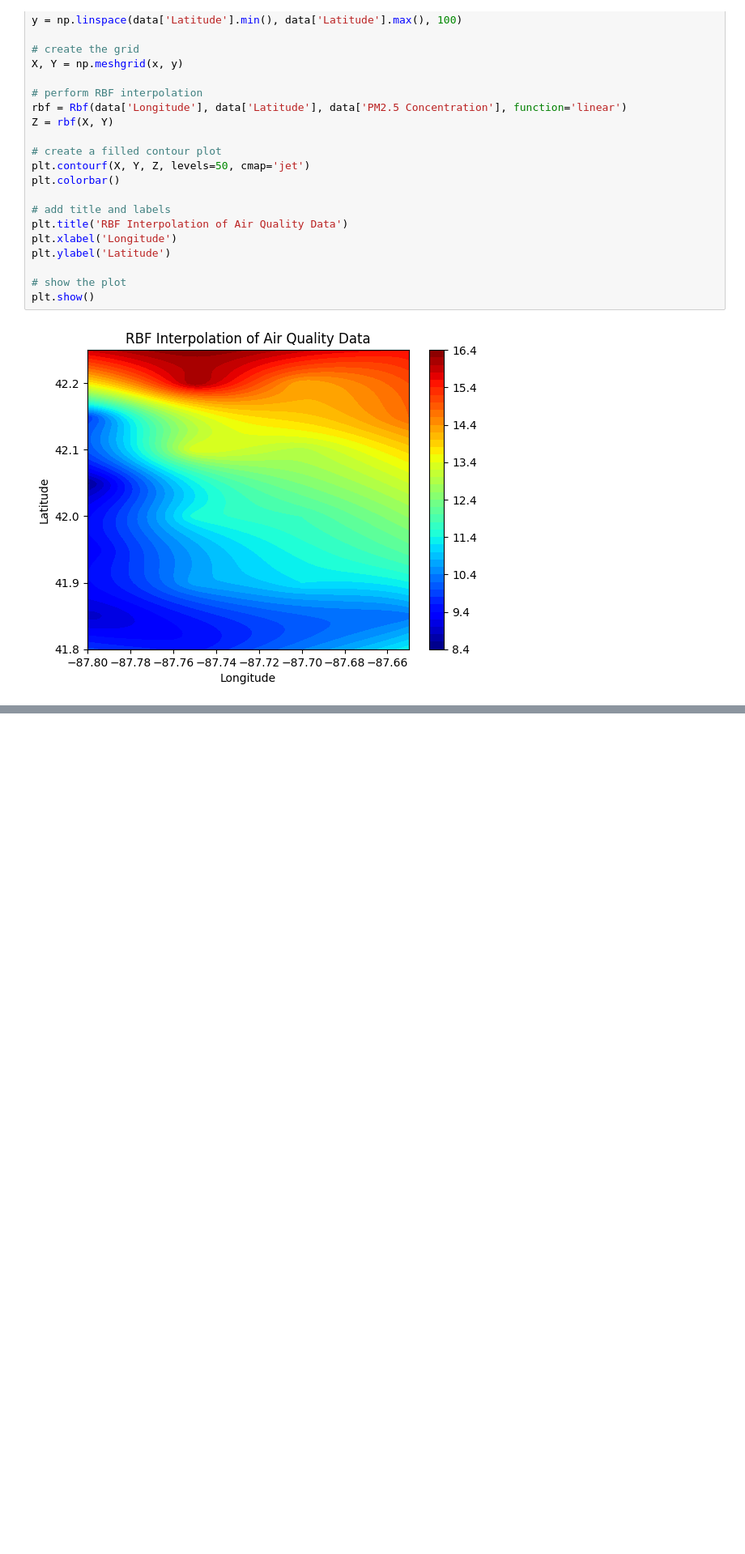
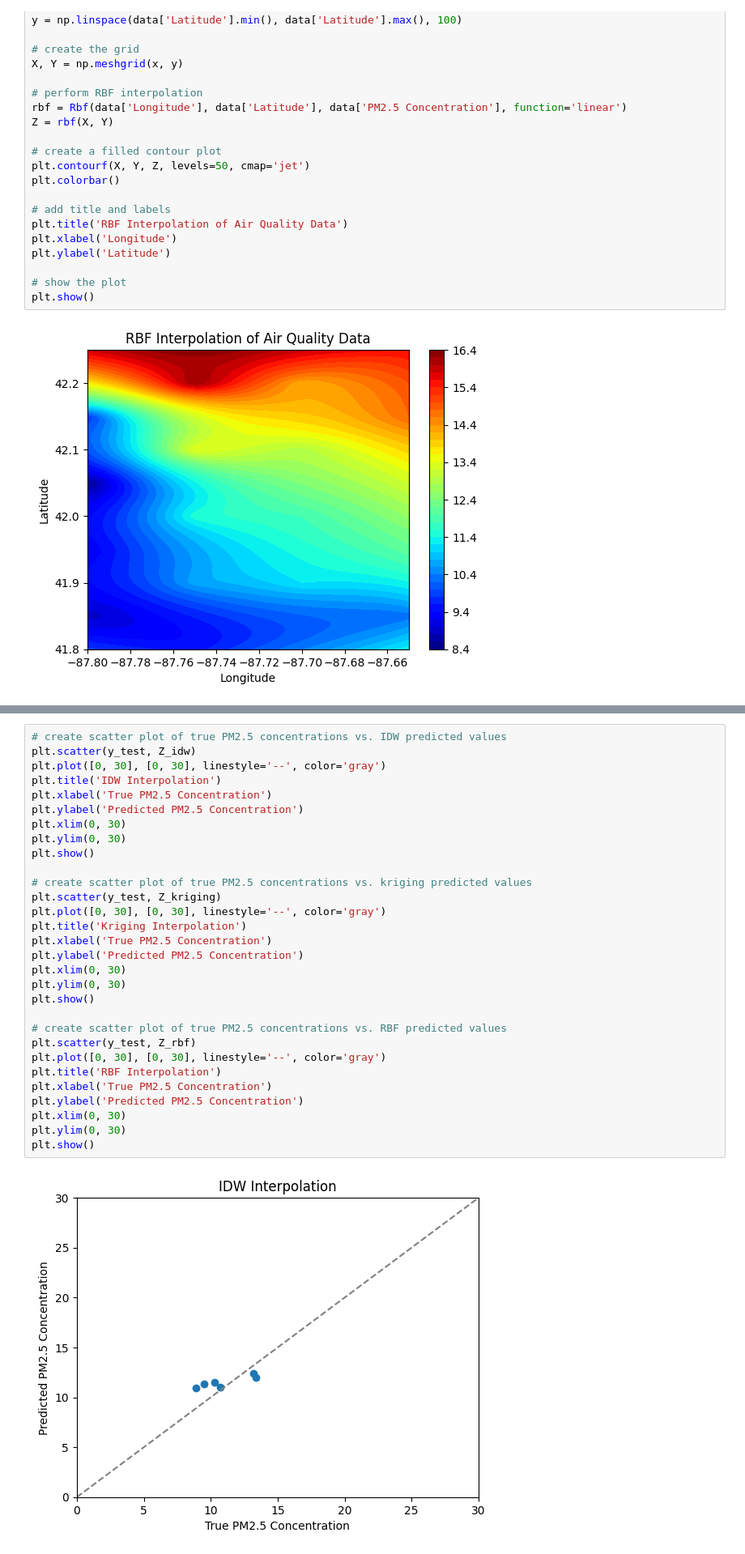
Before and after one commit to praseedm/PGMP, a Jupyter notebook: Interpolation_samples.ipynb, the cells around one changed output, grey strips where cells are left out. Shown: that part at 81% size. Drawn from its saved outputs; the diff is of its cells as text; blank space fills up the shorter version.

```diff
--- a/Interpolation_samples.ipynb
+++ b/Interpolation_samples.ipynb
@@ -149,0 +217,32 @@ plt.show()
+# %%
+# create scatter plot of true PM2.5 concentrations vs. IDW predicted values
+plt.scatter(y_test, Z_idw)
+plt.plot([0, 30], [0, 30], linestyle='--', color='gray')
+plt.title('IDW Interpolation')
+plt.xlabel('True PM2.5 Concentration')
+plt.ylabel('Predicted PM2.5 Concentration')
+plt.xlim(0, 30)
+plt.ylim(0, 30)
+plt.show()
+
+# create scatter plot of true PM2.5 concentrations vs. kriging predicted values
+plt.scatter(y_test, Z_kriging)
+plt.plot([0, 30], [0, 30], linestyle='--', color='gray')
+plt.title('Kriging Interpolation')
+plt.xlabel('True PM2.5 Concentration')
+plt.ylabel('Predicted PM2.5 Concentration')
+plt.xlim(0, 30)
+plt.ylim(0, 30)
+plt.show()
+
+# create scatter plot of true PM2.5 concentrations vs. RBF predicted values
+plt.scatter(y_test, Z_rbf)
+plt.plot([0, 30], [0, 30], linestyle='--', color='gray')
+plt.title('RBF Interpolation')
+plt.xlabel('True PM2.5 Concentration')
+plt.ylabel('Predicted PM2.5 Concentration')
+plt.xlim(0, 30)
+plt.ylim(0, 30)
+plt.show()
+# %% [output]
+[figure, added]
```
Also changed, not shown: parts of 4 cells of this notebook.
